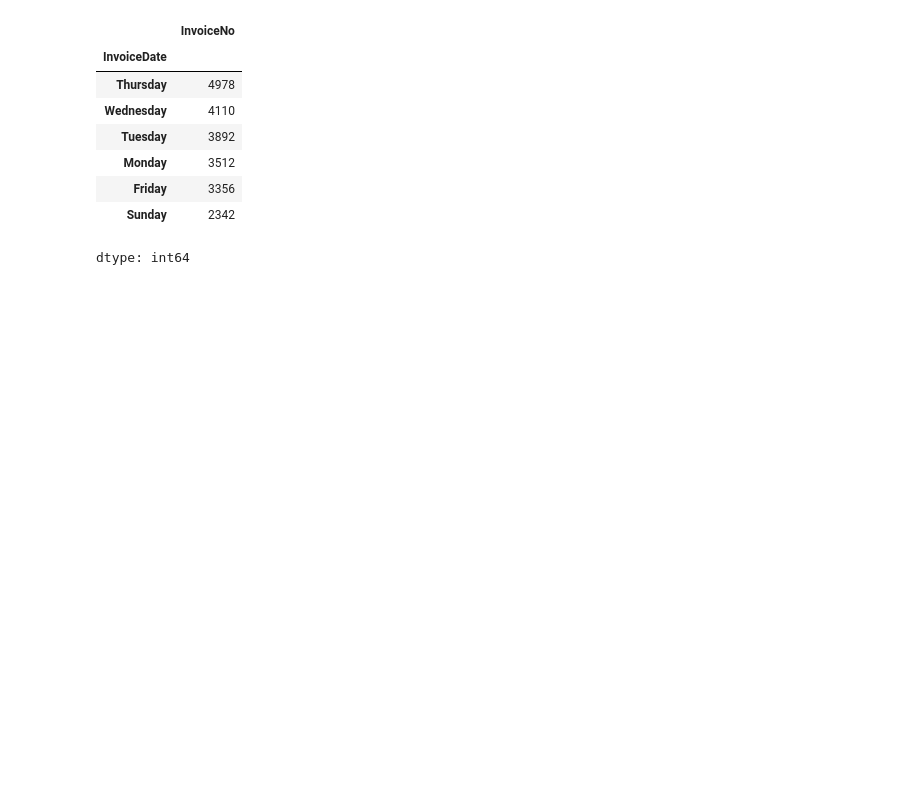
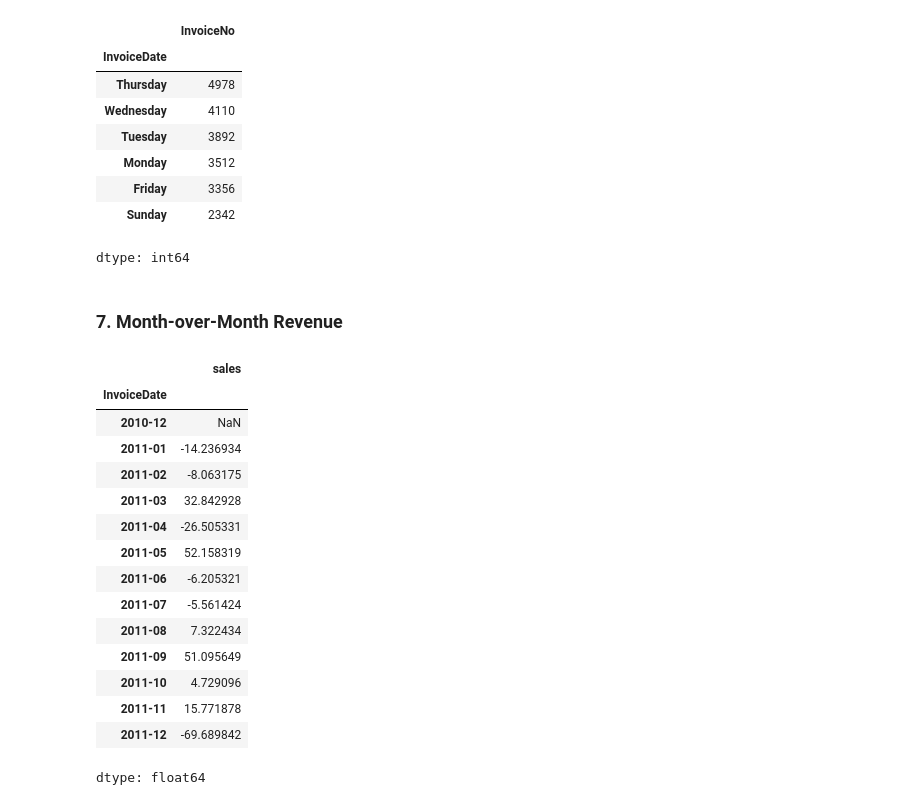
Before and after one commit to jaswanth-reddys/data_analysis_projects, a Jupyter notebook: python/mini_project/E_Commerce_Sales_Analysis_using_Pandas.ipynb, the cells around one changed output. Cells and saved outputs as stored; diff of their text form; code cells hidden in the pictures; blank space fills up the shorter version.

```diff
--- a/python/mini_project/E_Commerce_Sales_Analysis_using_Pandas.ipynb
+++ b/python/mini_project/E_Commerce_Sales_Analysis_using_Pandas.ipynb
@@ -493,3 +493,31 @@ csv.groupby(csv['InvoiceDate'].dt.day_name())['InvoiceNo'].nunique().sort_values
 | Friday | 3356 |
 | Sunday | 2342 |
 dtype: int64
+# %% [markdown]
+### 7. Month-over-Month Revenue
+# %%
+#Q19. Calculate monthly revenue growth.
+monthly_sales = (
+    csv.groupby(csv['InvoiceDate'].dt.to_period('M'))['sales']
+      .sum()
+)
+# %%
+monthly_growth=monthly_sales.pct_change() * 100
+monthly_growth
+# %% [output]
+|  | sales |
+| InvoiceDate |  |
+| 2010-12 | NaN |
+| 2011-01 | -14.236934 |
+| 2011-02 | -8.063175 |
+| 2011-03 | 32.842928 |
+| 2011-04 | -26.505331 |
+| 2011-05 | 52.158319 |
+| 2011-06 | -6.205321 |
+| 2011-07 | -5.561424 |
+| 2011-08 | 7.322434 |
+| 2011-09 | 51.095649 |
+| 2011-10 | 4.729096 |
+| 2011-11 | 15.771878 |
+| 2011-12 | -69.689842 |
+dtype: float64
```
